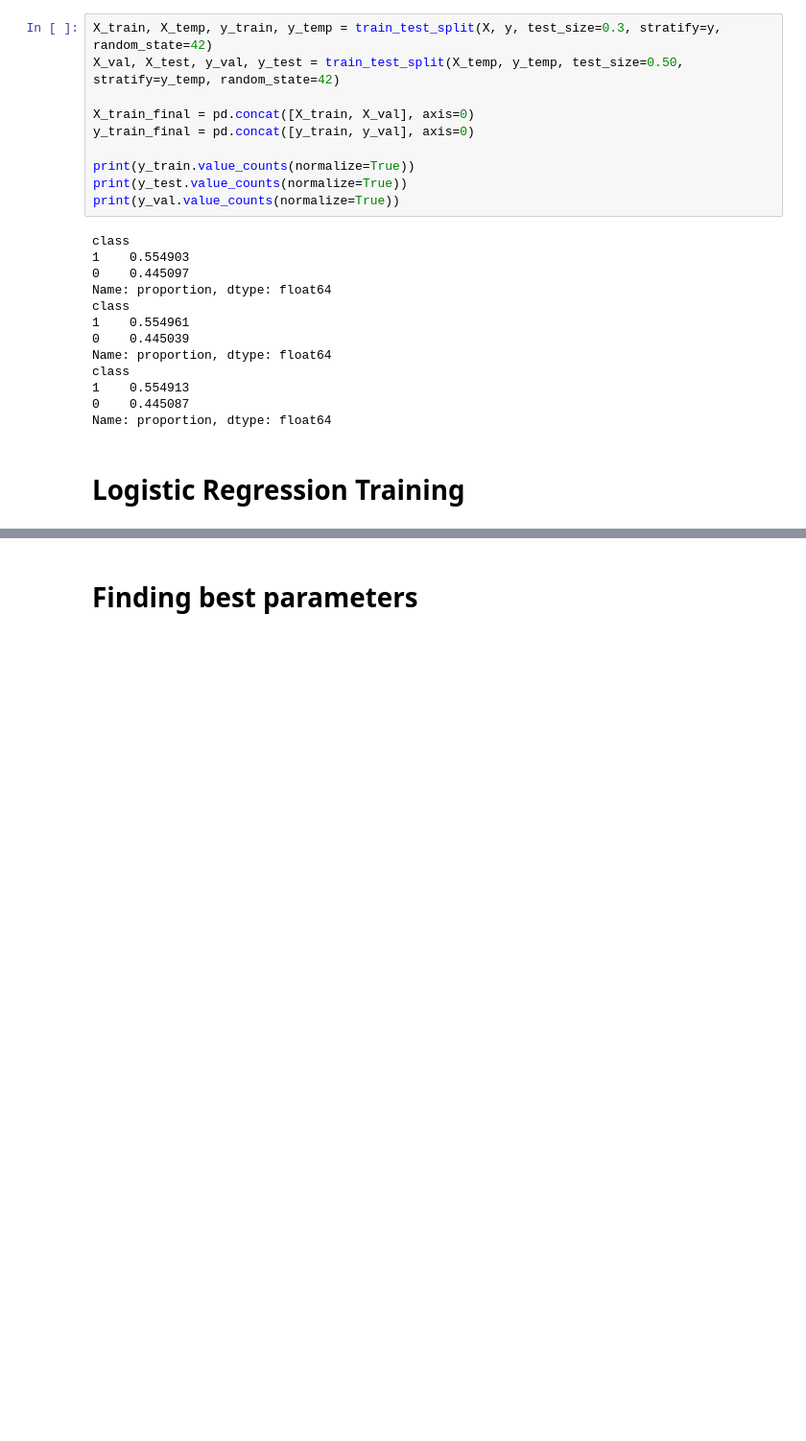
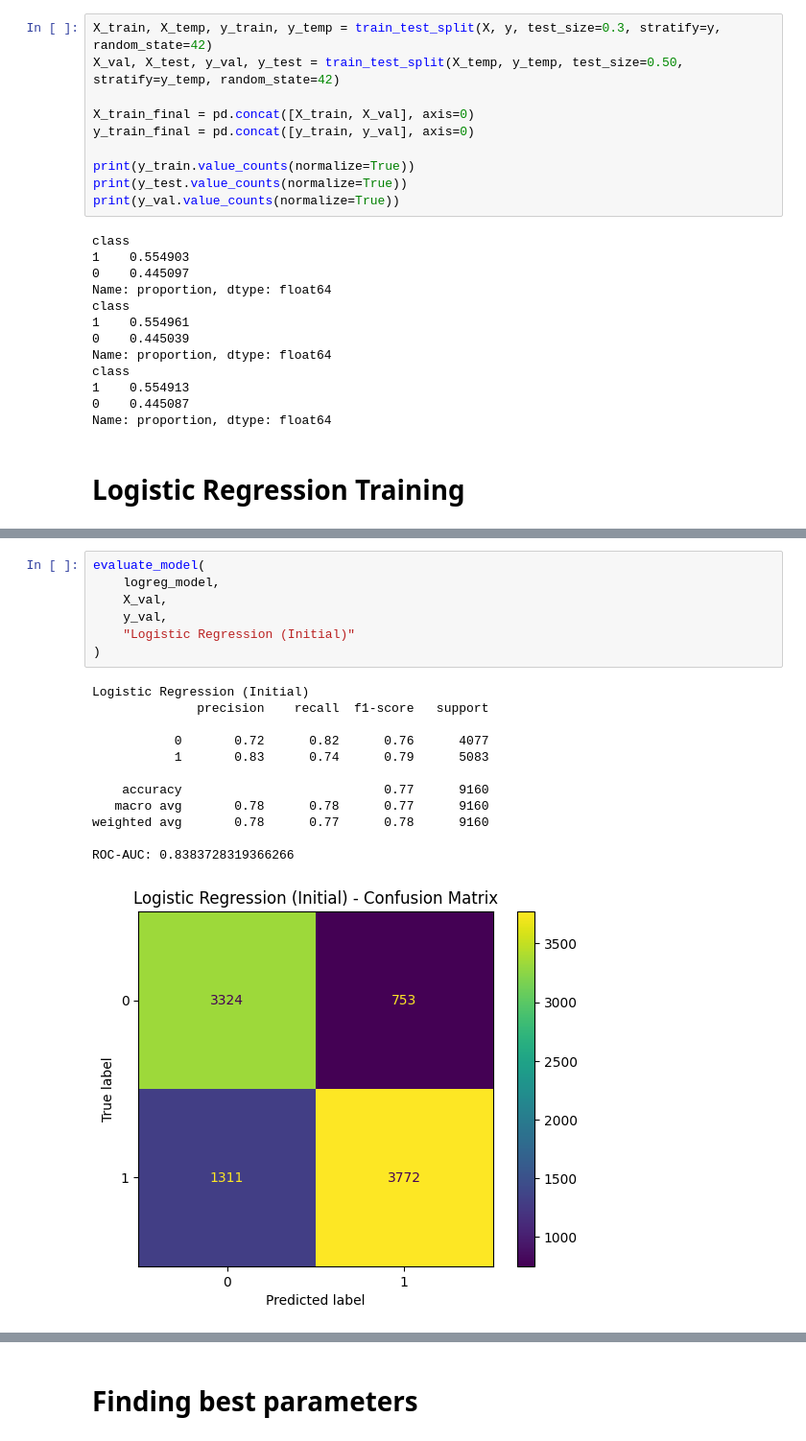
Before and after one commit to Viom-Shrestha/Secondary-Mushroom-Comparative-Study, a Jupyter notebook: MushroomClassification.ipynb, the cells around one changed output, grey strips where cells are left out. Shown at 96% size. Drawn from its saved outputs; the diff is of its cells as text; blank space fills up the shorter version.

```diff
--- a/MushroomClassification.ipynb
+++ b/MushroomClassification.ipynb
@@ -252,3 +272,23 @@ Pipeline(steps=[('preprocessor',
                 ('classifier',
                  LogisticRegression(class_weight='balanced', max_iter=1000,
                                     n_jobs=-1, solver='saga'))])
+# %%
+evaluate_model(
+    logreg_model,
+    X_val,
+    y_val,
+    "Logistic Regression (Initial)"
+)
+# %% [output]
+Logistic Regression (Initial)
+              precision    recall  f1-score   support
+
+           0       0.72      0.82      0.76      4077
+           1       0.83      0.74      0.79      5083
+
+    accuracy                           0.77      9160
+   macro avg       0.78      0.78      0.77      9160
+weighted avg       0.78      0.77      0.78      9160
+
+ROC-AUC: 0.8383728319366266
+[figure, added]
```
Also changed, not shown: parts of 34 cells of this notebook, 1 other file.
